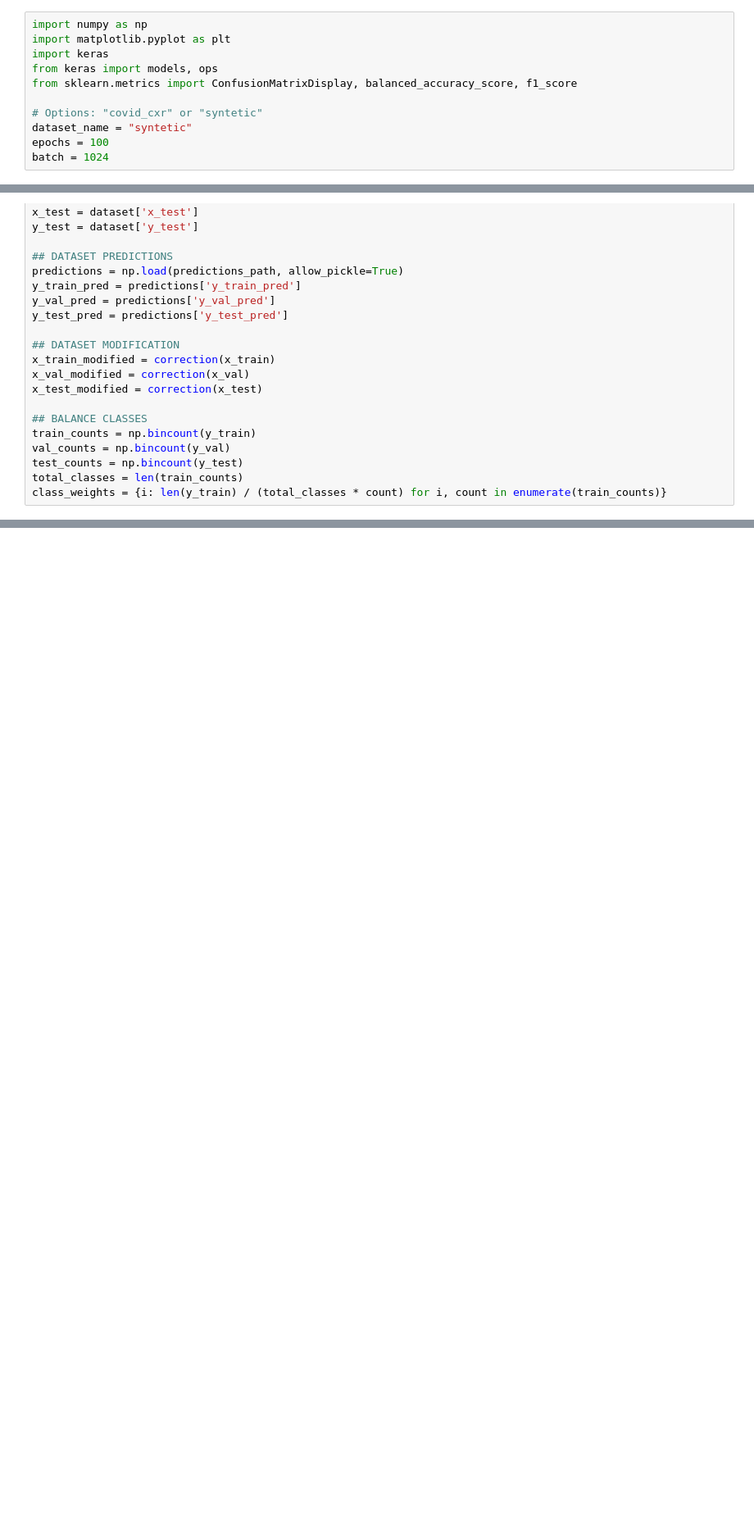
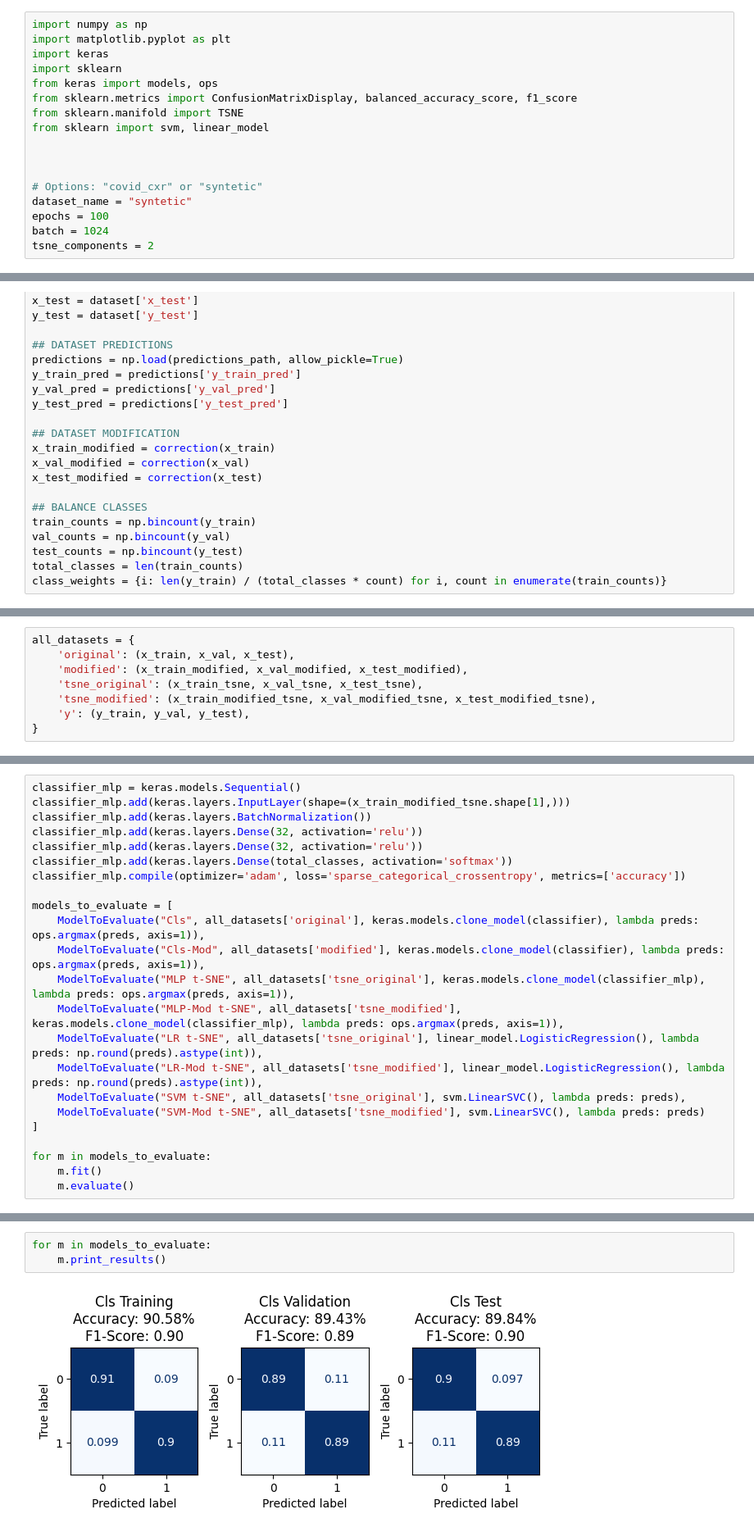
Before and after one commit to Berack96/upo-AIContrastive, a Jupyter notebook: src/chexnet/training_new_classifier.ipynb, the cells around one changed output, grey strips where cells are left out. Shown at 82% size. Drawn from its saved outputs; the diff is of its cells as text; blank space fills up the shorter version.

```diff
--- a/src/chexnet/training_new_classifier.ipynb
+++ b/src/chexnet/training_new_classifier.ipynb
@@ -2,13 +2,19 @@
 import numpy as np
 import matplotlib.pyplot as plt
 import keras
+import sklearn
 from keras import models, ops
 from sklearn.metrics import ConfusionMatrixDisplay, balanced_accuracy_score, f1_score
+from sklearn.manifold import TSNE
+from sklearn import svm, linear_model
+
+
 
 # Options: "covid_cxr" or "syntetic"
 dataset_name = "syntetic"
 epochs = 100
 batch = 1024
+tsne_components = 2
 # %%
 root = '../..'
 dataset_path = f"{root}/datasets/{dataset_name}_embeddings.npz"
@@ -119 +98,9 @@ plt.show()
+# %%
+all_datasets = {
+    'original': (x_train, x_val, x_test),
+    'modified': (x_train_modified, x_val_modified, x_test_modified),
+    'tsne_original': (x_train_tsne, x_val_tsne, x_test_tsne),
+    'tsne_modified': (x_train_modified_tsne, x_val_modified_tsne, x_test_modified_tsne),
+    'y': (y_train, y_val, y_test),
+}
 # %%
@@ -164,0 +163,23 @@ for (title, *all_predictions) in data_to_evaluate:
+# %%
+classifier_mlp = keras.models.Sequential()
+classifier_mlp.add(keras.layers.InputLayer(shape=(x_train_modified_tsne.shape[1],)))
+classifier_mlp.add(keras.layers.BatchNormalization())
+classifier_mlp.add(keras.layers.Dense(32, activation='relu'))
+classifier_mlp.add(keras.layers.Dense(32, activation='relu'))
+classifier_mlp.add(keras.layers.Dense(total_classes, activation='softmax'))
+classifier_mlp.compile(optimizer='adam', loss='sparse_categorical_crossentropy', metrics=['accuracy'])
+
+models_to_evaluate = [
+    ModelToEvaluate("Cls", all_datasets['original'], keras.models.clone_model(classifier), lambda preds: ops.argmax(preds, axis=1)),
+    ModelToEvaluate("Cls-Mod", all_datasets['modified'], keras.models.clone_model(classifier), lambda preds: ops.argmax(preds, axis=1)),
+    ModelToEvaluate("MLP t-SNE", all_datasets['tsne_original'], keras.models.clone_model(classifier_mlp), lambda preds: ops.argmax(preds, axis=1)),
+    ModelToEvaluate("MLP-Mod t-SNE", all_datasets['tsne_modified'], keras.models.clone_model(classifier_mlp), lambda preds: ops.argmax(preds, axis=1)),
+    ModelToEvaluate("LR t-SNE", all_datasets['tsne_original'], linear_model.LogisticRegression(), lambda preds: np.round(preds).astype(int)),
+    ModelToEvaluate("LR-Mod t-SNE", all_datasets['tsne_modified'], linear_model.LogisticRegression(), lambda preds: np.round(preds).astype(int)),
+    ModelToEvaluate("SVM t-SNE", all_datasets['tsne_original'], svm.LinearSVC(), lambda preds: preds),
+    ModelToEvaluate("SVM-Mod t-SNE", all_datasets['tsne_modified'], svm.LinearSVC(), lambda preds: preds)
+]
+
+for m in models_to_evaluate:
+    m.fit()
+    m.evaluate()
@@ -164,0 +195,5 @@ for (title, *all_predictions) in data_to_evaluate:
+# %%
+for m in models_to_evaluate:
+    m.print_results()
+# %% [output]
+[figure, added]
```
Also changed, not shown: parts of 8 cells of this notebook, 1 other file.
